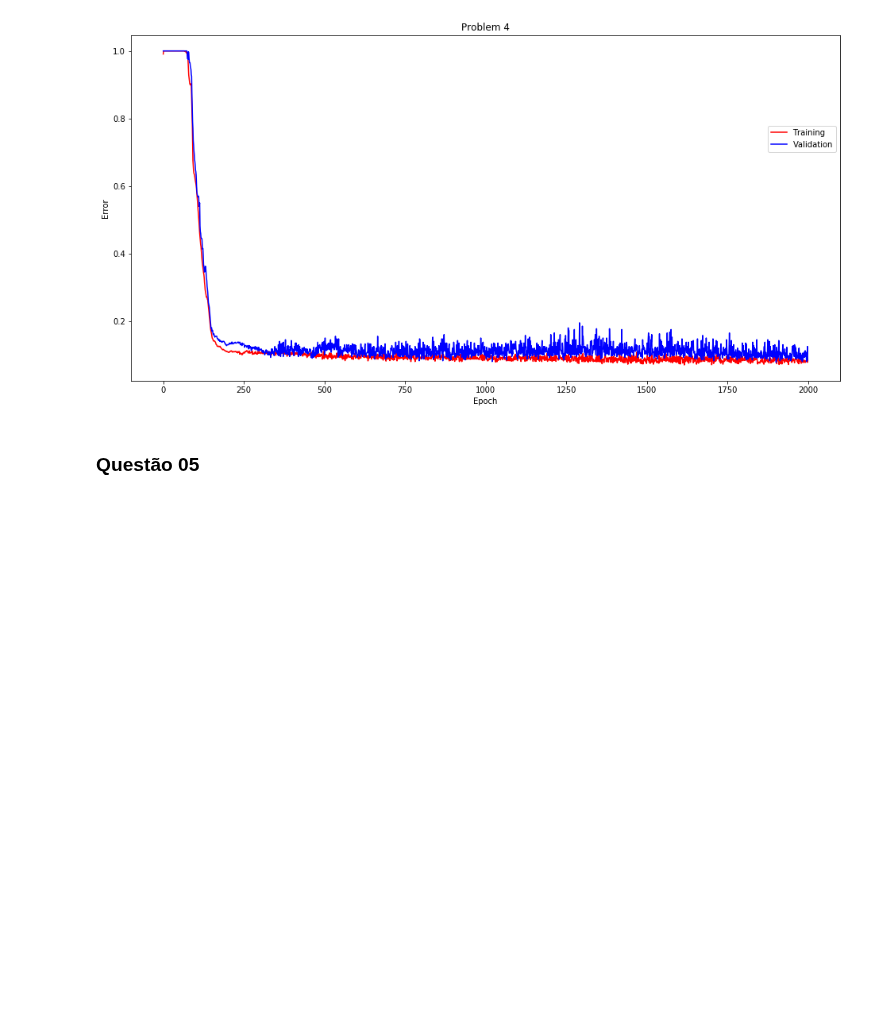
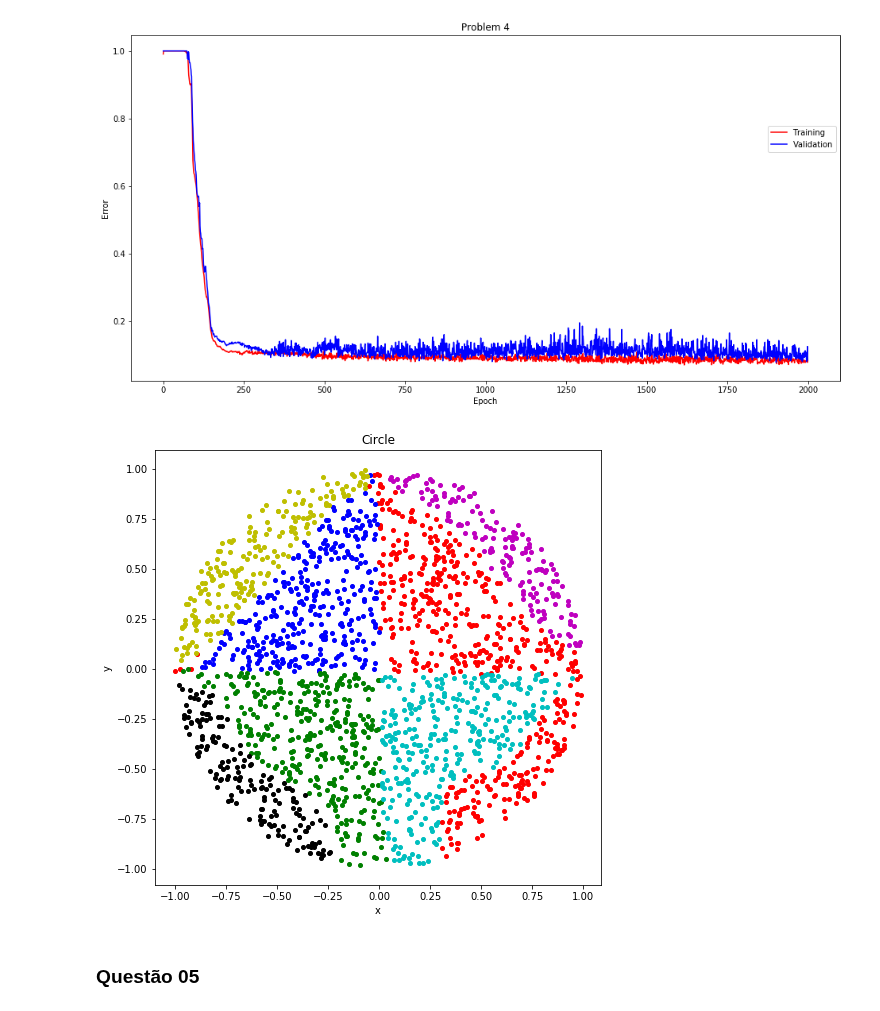
Before and after one commit to matheus-praxedes/Deep-learning, a Jupyter notebook: src/list_1.ipynb, the cells around one changed output. Cells and saved outputs as stored; diff of their text form; code cells hidden in the pictures; blank space fills up the shorter version.

Commit message:
Add problem 4 graphic

```diff
--- a/src/list_1.ipynb
+++ b/src/list_1.ipynb
@@ -243,14 +243,16 @@ plot_graph(data_4, "Problem 4", "Epoch", "Error", figsizex = 16, figsizey = 8)
 # %% [output]
 [figure]
 # %%
-#points = [[], [], [], [], [], [], [], []]
-#for i in data_set_4.data():
-    #result = net_4.classify(i.input)
-    #temp = [ 0.0 if k < 0.5 else 1.0 for k in result]
-    #if 1.0 not in temp:
-     #   temp[0] = 1.0
-    #points[ temp.index(1.0)].append(i.input)
-#plot_points( points, "Circle", "x", "y")
+points = [[], [], [], [], [], [], [], []]
+for i in data_set_4.data():
+    result = net_4.classify(i.input)
+    temp = [ 0.0 if k < 0.5 else 1.0 for k in result]
+    if 1.0 not in temp:
+        temp[0] = 1.0
+    points[ temp.index(1.0)].append(i.input)
+plot_points( points, "Circle", "x", "y", figsizex = 8, figsizey = 8, point_size = 4)
+# %% [output]
+[figure, added]
 # %% [markdown]
 ### **Questão 05**
 # %% [markdown]
```
